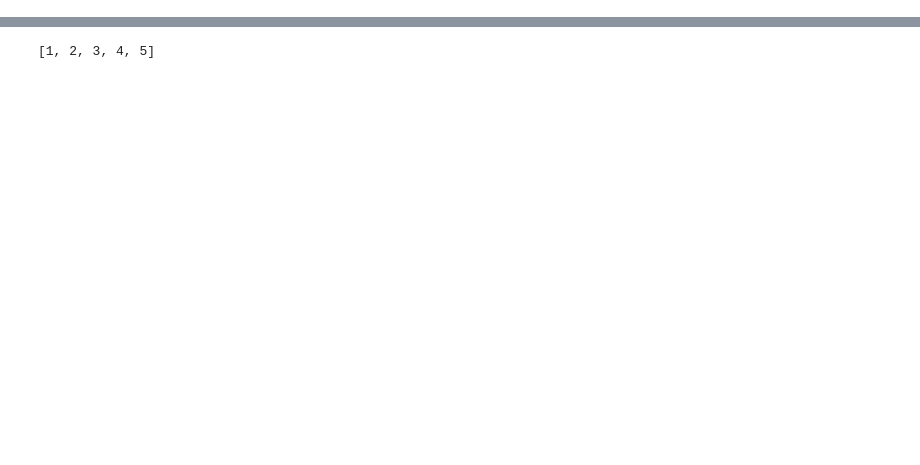
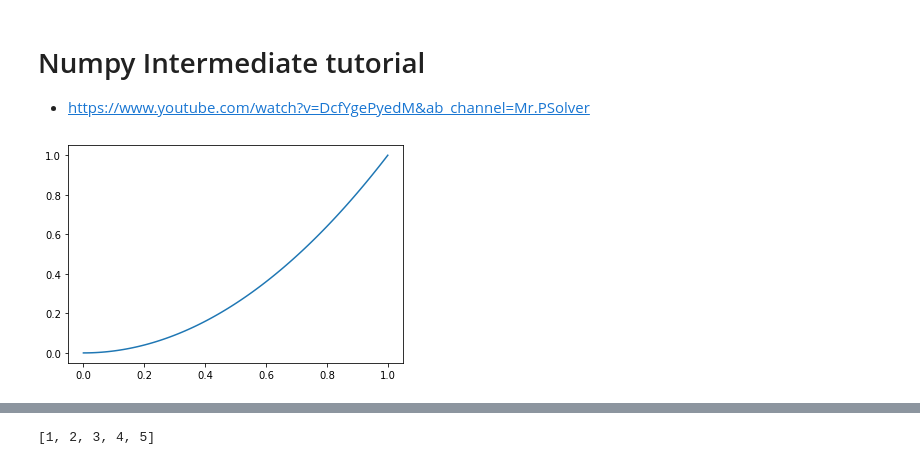
Before and after one commit to HenryFoster89/Tutorial_Python, a Jupyter notebook: Numpy.ipynb, the cells around one changed output, grey strips where cells are left out. Cells and saved outputs as stored; diff of their text form; code cells hidden in the pictures; blank space fills up the shorter version.

```diff
--- a/Numpy.ipynb
+++ b/Numpy.ipynb
@@ -0,0 +1,3 @@
+# %% [markdown]
+# Numpy Intermediate tutorial
+- https://www.youtube.com/watch?v=DcfYgePyedM&ab_channel=Mr.PSolver
@@ -0,0 +7,7 @@
+# %%
+x = np.linspace(0,1,100)
+y = x**2
+plt.plot(x, y)
+plt.show()
+# %% [output]
+[figure, added]
```
Also changed, not shown: parts of 112 cells of this notebook.
